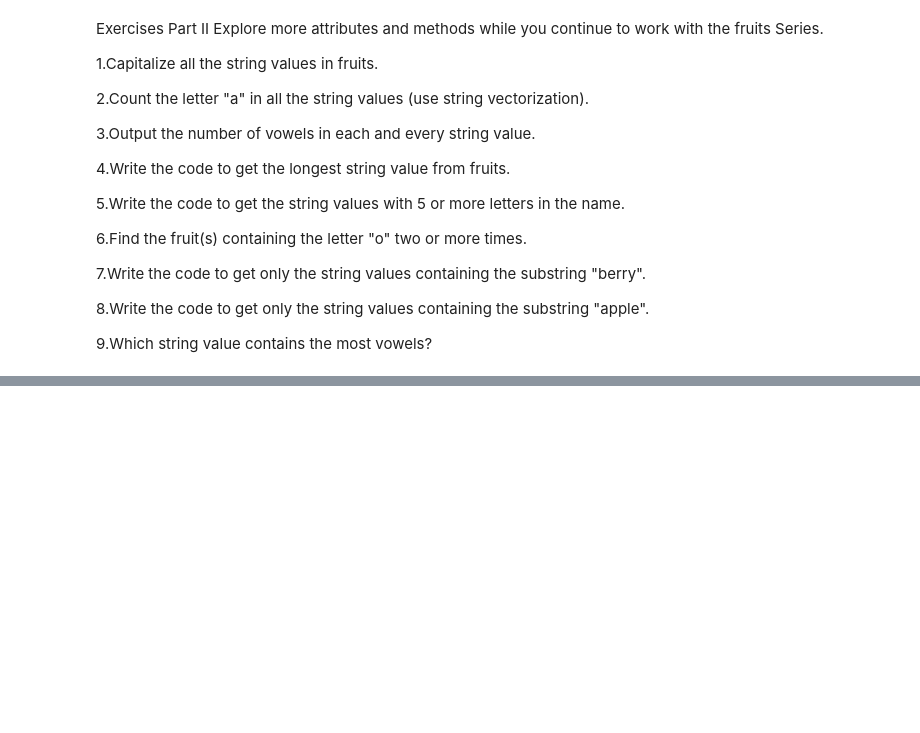
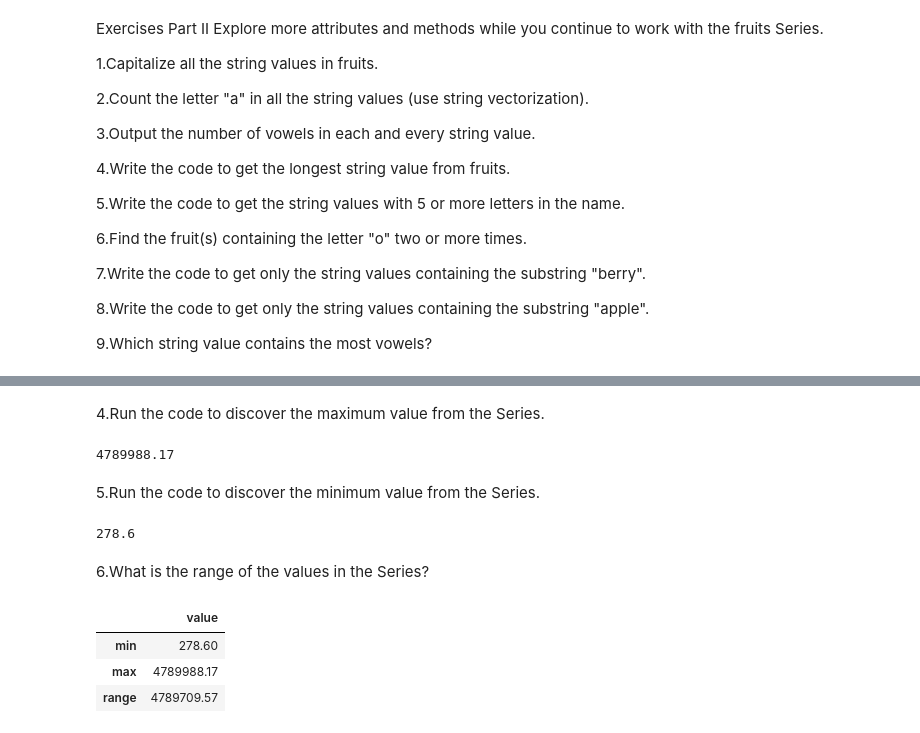
Before and after one commit to Nathanieldewald/numpy-pandas-visualization-exercises, a Jupyter notebook: pandas_series.ipynb, the cells around one changed output, grey strips where cells are left out. Drawn from its saved outputs; the diff is of its cells as text; code cells hidden in the pictures; blank space fills up the shorter version.

```diff
--- a/pandas_series.ipynb
+++ b/pandas_series.ipynb
@@ -43,0 +363,2 @@ Explore more attributes and methods while you continue to work with the fruits S
+# %%
+numbers = pd.Series(['$796,459.41', '$278.60', '$482,571.67', '$4,503,915.98', '$2,121,418.3', '$1,260,813.3', '$87,231.01', '$1,509,175.45', '$4,138,548.00', '$2,848,913.80', '$594,715.39', '$4,789,988.17', '$4,513,644.5', '$3,191,059.97', '$1,758,712.24', '$4,338,283.54', '$4,738,303.38', '$2,791,759.67', '$769,681.94', '$452,650.23'])
@@ -43,0 +383,3 @@ Explore more attributes and methods while you continue to work with the fruits S
+# %%
+just_numbers = numbers.str.replace("[$,]", "").astype(float)
+just_numbers
@@ -43,0 +404,26 @@ Explore more attributes and methods while you continue to work with the fruits S
+# %% [markdown]
+4.Run the code to discover the maximum value from the Series.
+# %%
+max_numbers = just_numbers.max()
+max_numbers
+# %% [output]
+4789988.17
+# %% [markdown]
+5.Run the code to discover the minimum value from the Series.
+# %%
+min_numbers = just_numbers.min()
+min_numbers
+# %% [output]
+278.6
+# %% [markdown]
+
+6.What is the range of the values in the Series?
+# %%
+range_values = just_numbers.describe().loc[['min', 'max']].to_frame(name='value')
+range_values.loc['range'] = range_values.loc['max'] - range_values.loc['min']
+range_values
+# %% [output]
+|  | value |
+| min | 278.60 |
+| max | 4789988.17 |
+| range | 4789709.57 |
```
Also changed, not shown: parts of 67 cells of this notebook, 1 other file.
